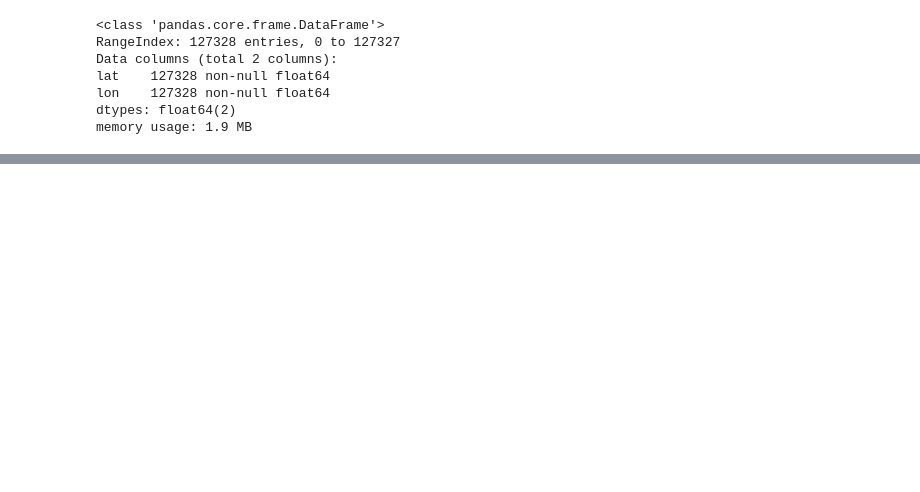
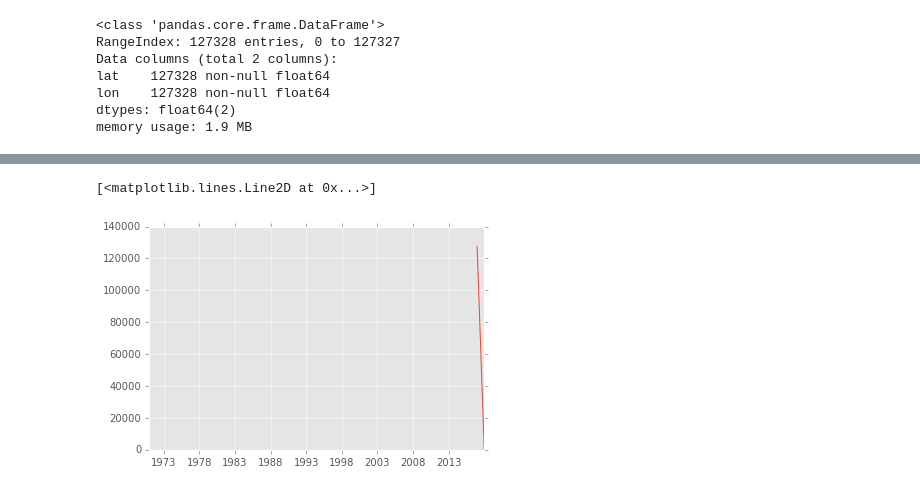
Before and after one commit to brendan-dorsey/stabilitas-thresholds, a Jupyter notebook: initial_eda.ipynb, the cells around one changed output, grey strips where cells are left out. Saved outputs shown, nothing was run; the diff lists cells and outputs as text; code cells hidden in the pictures; blank space fills up the shorter version.

```diff
--- a/initial_eda.ipynb
+++ b/initial_eda.ipynb
@@ -75,0 +116,2 @@ memory usage: 1.9 MB
+# %%
+ts_created = ts_created.resample("a").sum()
@@ -75,0 +140,5 @@ memory usage: 1.9 MB
+# %%
+plt.plot(ts_created)
+# %% [output]
+[<matplotlib.lines.Line2D at 0x...>]
+[figure, added]
```
Also changed, not shown: parts of 6 cells of this notebook.
